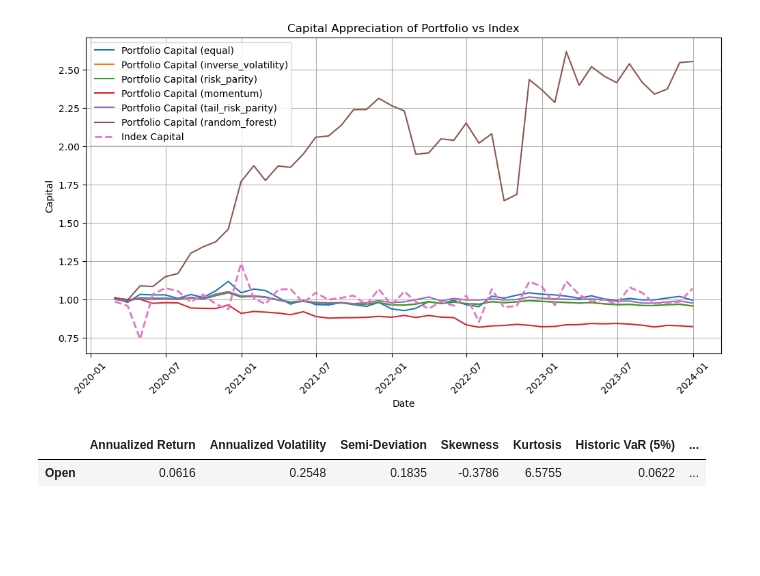
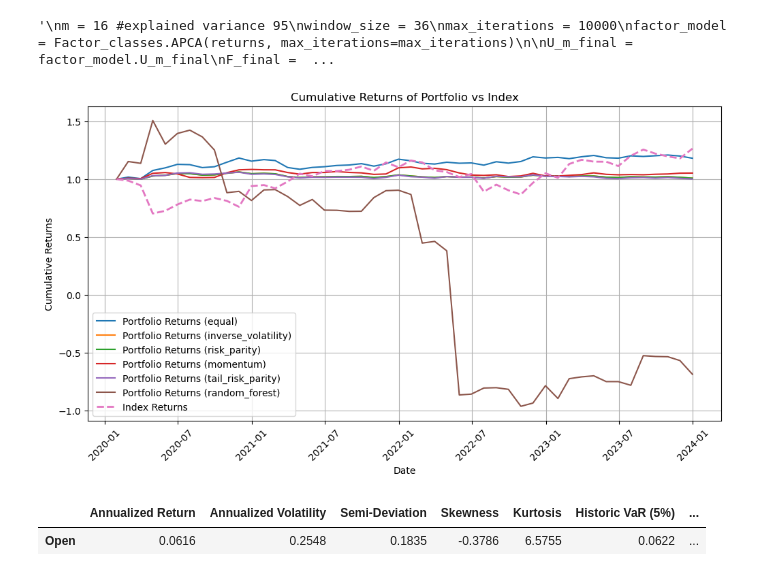
Before and after one commit to miindisponi99/Statistical-Factor-Model, a Jupyter notebook: Stat_factor_model.ipynb, the cells around one changed output. Cells and saved outputs as stored; diff of their text form; code cells hidden in the pictures; blank space fills up the shorter version.

```diff
--- a/Stat_factor_model.ipynb
+++ b/Stat_factor_model.ipynb
@@ -40,4 +39,5 @@ pca_analysis.plot_cumulative_explained_variance()
 # %%
+"""
 m = 16 #explained variance 95
 window_size = 36
 max_iterations = 10000
@@ -46,11 +46,15 @@ factor_model = Factor_classes.APCA(returns, max_iterations=max_iterations)
 U_m_final = factor_model.U_m_final
 F_final = factor_model.F_final
 B_final = factor_model.B_final
+"""
+# %% [output]
+'\nm = 16 #explained variance 95\nwindow_size = 36\nmax_iterations = 10000\nfactor_model = Factor_classes.APCA(returns, max_iterations=max_iterations)\n\nU_m_final = factor_model.U_m_final\nF_final =  ...
 # %%
-strategy = Factor_classes.RollingAPCAStrategy(returns, window_size=36, max_iterations=1000, initial_capital=1000, transaction_cost=0.001, slippage=0.001)
+#con window size = 24, risultati ottimi con Random Forest
+strategy = Factor_classes.RollingAPCAStrategy(returns, window_size=36, max_iterations=1000, transaction_cost=0.001, slippage=0.001)
 index_cum_returns, portfolio_cum_returns = strategy.evaluate_strategies(index_returns)
 # %% [output]
-[figure, old version]
+[figure, new version]
 # %%
 index_stats = Factor_classes.FinancialMetrics.summary_stats(pd.DataFrame(index_cum_returns))
 
```
Also changed, not shown: parts of 7 cells of this notebook, 2 other files.
